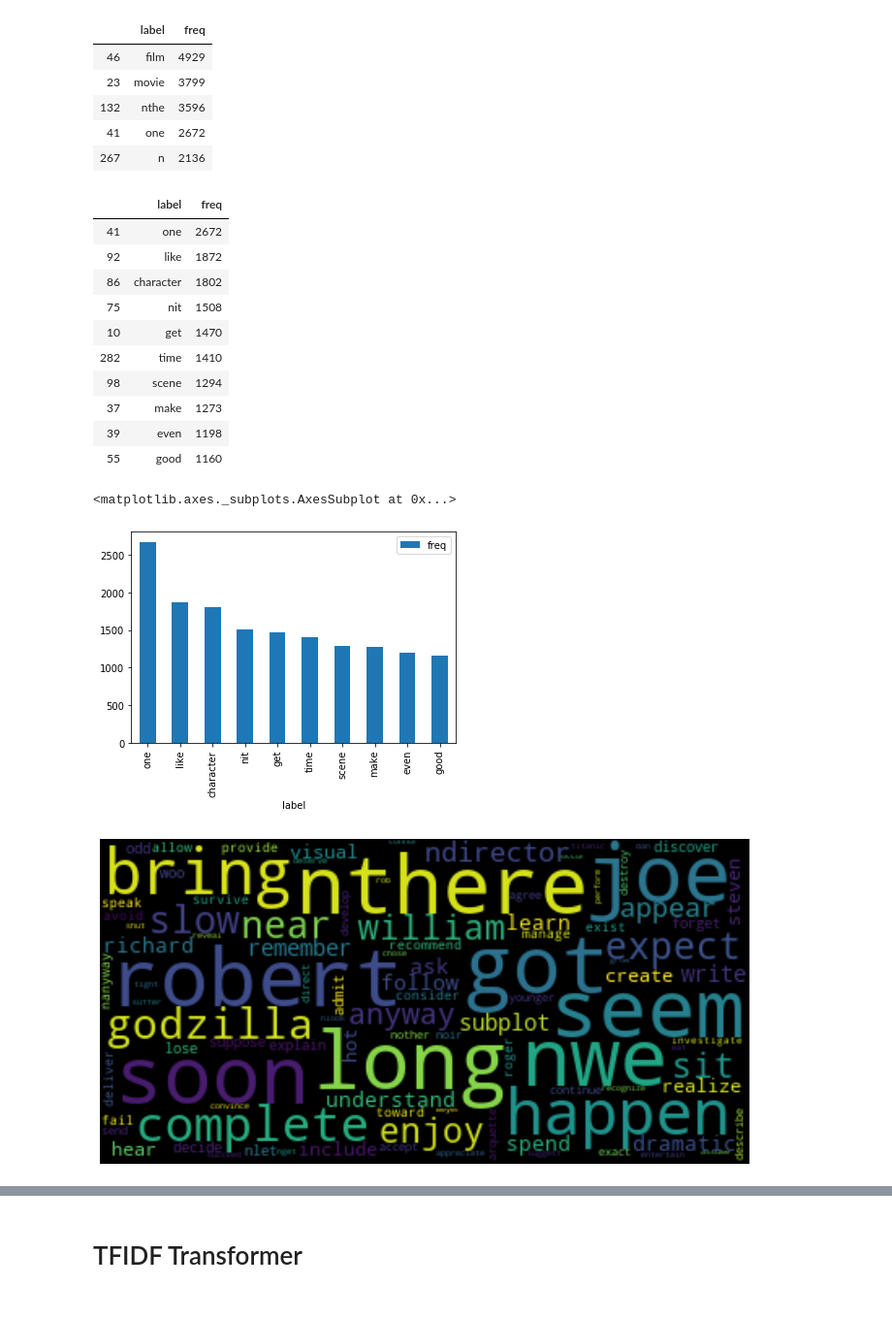
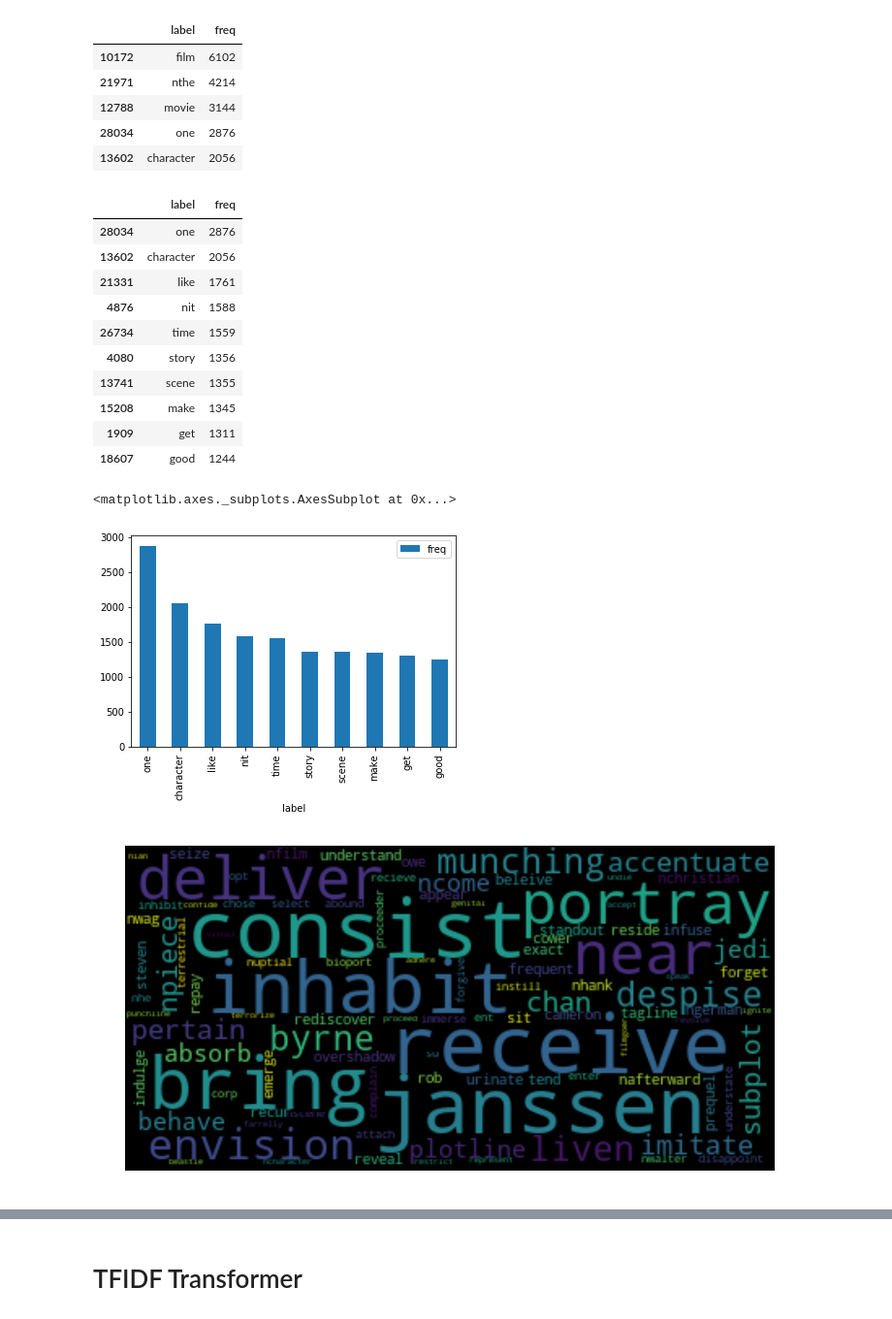
Before and after one commit to Abhiram1214/capstone_project1, a Jupyter notebook: sentiment_analysis/project_code.ipynb, the cells around one changed output, grey strips where cells are left out. Shown at 97% size. Saved outputs shown, nothing was run; the diff lists cells and outputs as text; code cells hidden in the pictures.

```diff
--- a/sentiment_analysis/project_code.ipynb
+++ b/sentiment_analysis/project_code.ipynb
@@ -123,7 +113,7 @@ neg_values = neg_word_frequency.values()
 neg_values = list(neg_values)
 # %%
 pos_data = {'label': keys, 'freq': values}
-word_freq_df = pd.DataFrame(data, columns=['label', 'freq'])
+word_freq_df = pd.DataFrame(pos_data, columns=['label', 'freq'])
 
 neg_data = {'label': neg_keys, 'freq': neg_values}
 neg_word_freq_df = pd.DataFrame(neg_data, columns=['label', 'freq'])
@@ -132,11 +122,11 @@ neg_word_freq_df = word_freq_df.sort_values(by='freq', ascending=False)
 neg_word_freq_df.head()
 # %% [output]
 |  | label | freq |
-| 46 | film | 4929 |
-| 23 | movie | 3799 |
-| 132 | nthe | 3596 |
-| 41 | one | 2672 |
-| 267 | n | 2136 |
+| 10172 | film | 6102 |
+| 21971 | nthe | 4214 |
+| 12788 | movie | 3144 |
+| 28034 | one | 2876 |
+| 13602 | character | 2056 |
 # %%
 indexes = neg_word_freq_df.loc[(word_freq_df.label == 'film') | (word_freq_df.label == 'movie') |
                             (word_freq_df.label == 'nthe') |(word_freq_df.label == 'n') |
@@ -146,38 +136,43 @@ neg_word_freq_df.drop(indexes, axis=0, inplace=True)
 neg_word_freq_df[:10]
 # %% [output]
 |  | label | freq |
-| 41 | one | 2672 |
-| 92 | like | 1872 |
-| 86 | character | 1802 |
-| 75 | nit | 1508 |
-| 10 | get | 1470 |
-| 282 | time | 1410 |
-| 98 | scene | 1294 |
-| 37 | make | 1273 |
-| 39 | even | 1198 |
-| 55 | good | 1160 |
+| 28034 | one | 2876 |
+| 13602 | character | 2056 |
+| 21331 | like | 1761 |
+| 4876 | nit | 1588 |
+| 26734 | time | 1559 |
+| 4080 | story | 1356 |
+| 13741 | scene | 1355 |
+| 15208 | make | 1345 |
+| 1909 | get | 1311 |
+| 18607 | good | 1244 |
 # %%
 neg_word_freq_df[:10].plot.bar(x='label', y='freq')
 # %% [output]
 <matplotlib.axes._subplots.AxesSubplot at 0x...>
-[figure, old version]
+[figure, new version]
 # %%
 strings = ' '
 # %%
-lemma_text = strings.join(neg_word_freq_df['label'])
+positive_lemma_text = strings.join(word_freq_df['label'])
+negitive_lemma_text = strings.join(neg_word_freq_df['label'])
 # %%
 from wordcloud import WordCloud, STOPWORDS
 
 stopwords = set(STOPWORDS)
 stopwords.update(["movie", "film", "however", "also", "something", "become", "new"])
 
-wordcloud = WordCloud(max_font_size=50, max_words=100,
+positive_wordcloud = WordCloud(max_font_size=50, max_words=100,
 
-                      stopwords = stopwords).generate(lemma_text)
+                      stopwords = stopwords).generate(positive_lemma_text)
+
+negitive_wordcloud = WordCloud(max_font_size=50, max_words=100,
+
+                      stopwords = stopwords).generate(negitive_lemma_text)
 # %%
 plt.figure(figsize=(12, 8))
-plt.imshow(wordcloud, interpolation="bilinear")
+plt.imshow(positive_wordcloud, interpolation="bilinear")
 plt.axis("off")
 plt.show()
 # %% [output]
-[figure, old version]
+[figure, new version]
```
Also changed, not shown: parts of 27 cells of this notebook, 4 other files.
